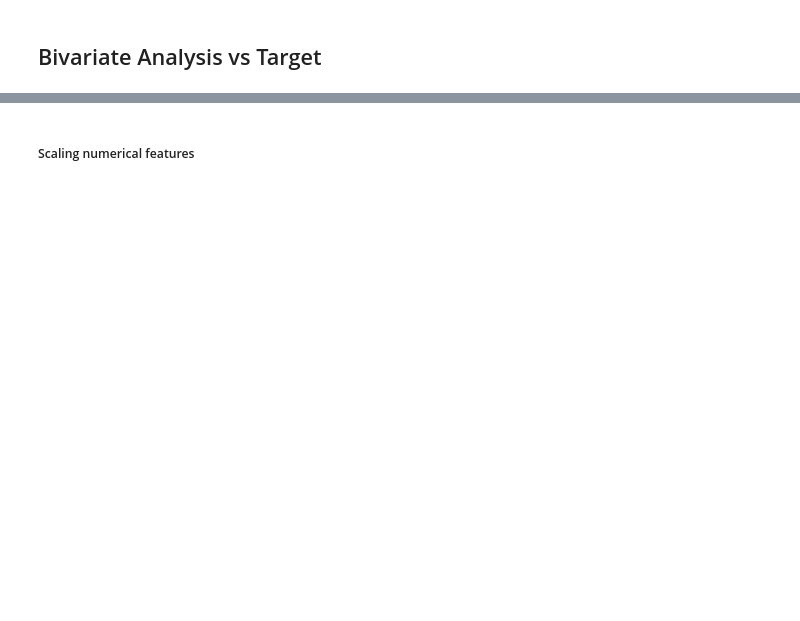
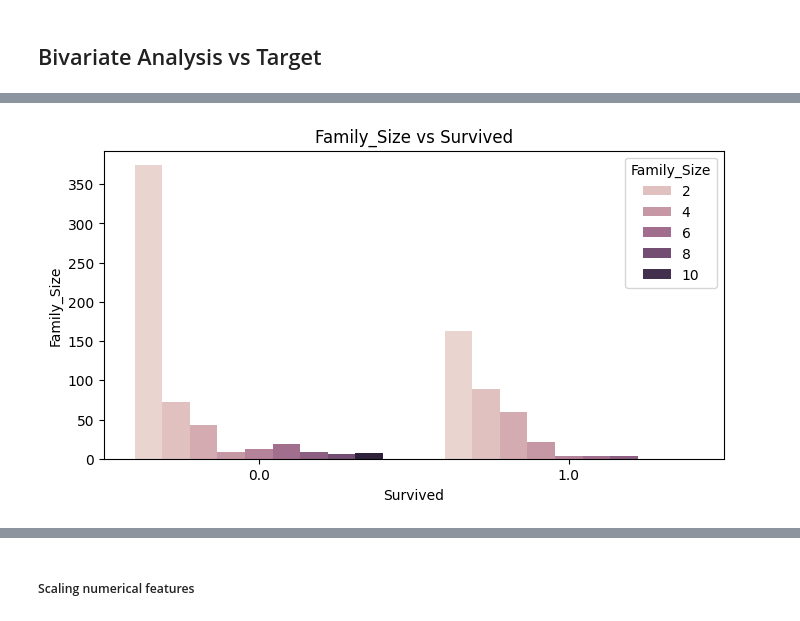
Before and after one commit to fdayde/kaggle-titanic, a Jupyter notebook: notebooks/02_data_analysis.ipynb, the cells around one changed output, grey strips where cells are left out. Cells and saved outputs as stored; diff of their text form; code cells hidden in the pictures; blank space fills up the shorter version.

```diff
--- a/notebooks/02_data_analysis.ipynb
+++ b/notebooks/02_data_analysis.ipynb
@@ -97,3 +95,6 @@ Numerical features: ['PassengerId', 'Age', 'Fare', 'Family_Size']
 target: Survived
+# %%
+test_df = result["test"][categorical_features + numerical_features]
+train_df = result["train"][categorical_features + numerical_features + [target]]
 # %% [markdown]
 ## Bivariate Analysis vs Target
@@ -181,4 +100,0 @@ print("p-value:", p)
-# %%
-# one hot encoding
-train_df = pd.get_dummies(train, columns=['Pclass', 'Sex', 'Embarked', 'Simplified_Title', 'Deck'], drop_first=True)
-test_df = pd.get_dummies(test, columns=['Pclass', 'Sex', 'Embarked', 'Simplified_Title', 'Deck'], drop_first=True)
@@ -291,0 +143,10 @@ encoded_test_df = one_hot_enc_choose_cat(test_df)
+# %%
+# Countplot for Family_Size
+plt.figure(figsize=(8, 4))
+sns.countplot(x=target, hue='Family_Size', data=train_df)
+plt.title(f'Family_Size vs {target}')
+plt.xlabel(target)
+plt.ylabel('Family_Size')
+plt.show()
+# %% [output]
+[figure, added]
```
Also changed, not shown: parts of 75 cells of this notebook.
